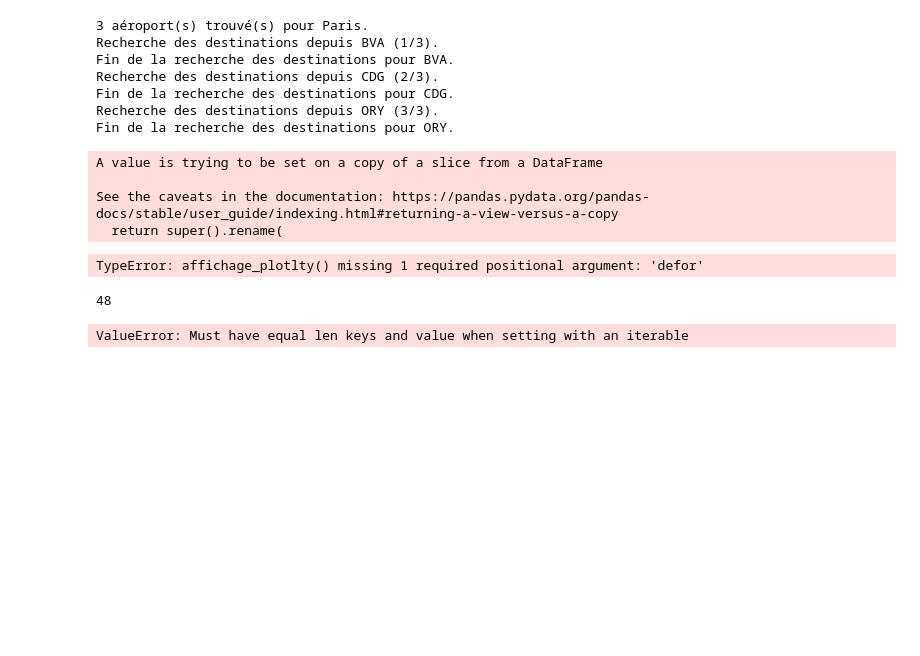
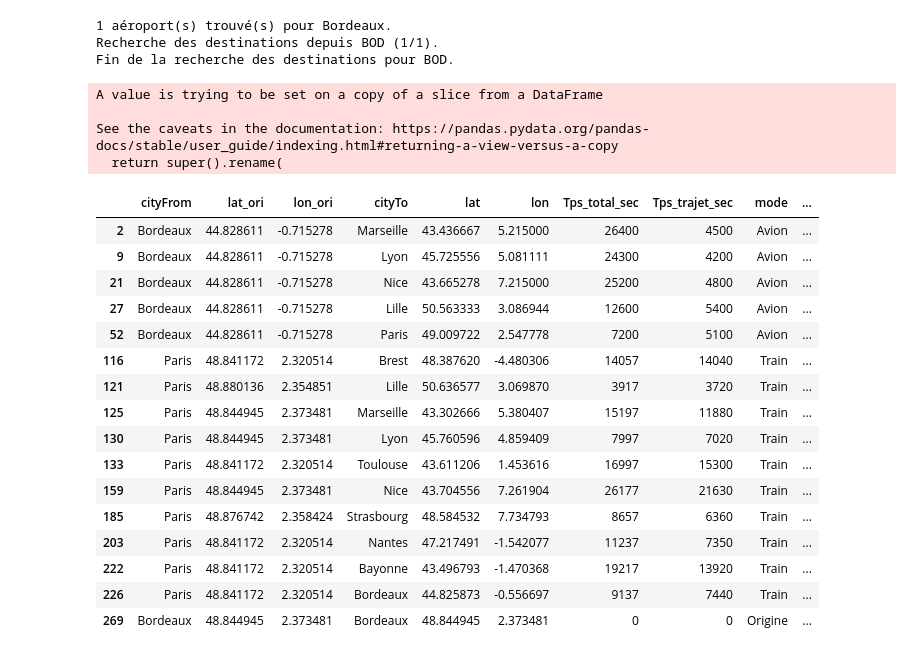
Before and after one commit to Lenoral/Mobilite, a Jupyter notebook: Test_Affichage_plotly.ipynb, the cells around one changed output. Cells and saved outputs as stored; diff of their text form; code cells hidden in the pictures; blank space fills up the shorter version.

```diff
--- a/Test_Affichage_plotly.ipynb
+++ b/Test_Affichage_plotly.ipynb
@@ -1,22 +1,35 @@
 # %%
-import affichage_plotly as apt
+import affichage_plotly_trajets_reduit as apt
 import pandas as pd
 nom_ville='Bordeaux'
-dest_reduit_total  = apt.affichage_plotlty('Bordeaux',120)
+dest_reduit_total  = apt.affichage_plotlty('Bordeaux',14000)
+villes= ['Lille','Strasbourg','Paris','Brest','Bordeaux','Nantes', 'Nice','Lyon','Bayonne', 'Toulouse','Marseille']
 
+dest_reduit_total_red = dest_reduit_total.loc[dest_reduit_total['cityTo'].isin(villes)]
 
-
-dest_reduit_total
+dest_reduit_total_red
 # %% [output]
-3 aéroport(s) trouvé(s) pour Paris.
-Recherche des destinations depuis BVA (1/3).
-Fin de la recherche des destinations pour BVA.
-Recherche des destinations depuis CDG (2/3).
-Fin de la recherche des destinations pour CDG.
-Recherche des destinations depuis ORY (3/3).
-Fin de la recherche des destinations pour ORY.
+1 aéroport(s) trouvé(s) pour Bordeaux.
+Recherche des destinations depuis BOD (1/1).
+Fin de la recherche des destinations pour BOD.
 A value is trying to be set on a copy of a slice from a DataFrame
 
 See the caveats in the documentation: https://pandas.pydata.org/pandas-docs/stable/user_guide/indexing.html#returning-a-view-versus-a-copy
   return super().rename(
-TypeError: affichage_plotlty() missing 1 required positional argument: 'defor'
+|  | cityFrom | lat_ori | lon_ori | cityTo | lat | lon | Tps_total_sec | Tps_trajet_sec | mode | ... |
+| 2 | Bordeaux | 44.828611 | -0.715278 | Marseille | 43.436667 | 5.215000 | 26400 | 4500 | Avion | ... |
+| 9 | Bordeaux | 44.828611 | -0.715278 | Lyon | 45.725556 | 5.081111 | 24300 | 4200 | Avion | ... |
+| 21 | Bordeaux | 44.828611 | -0.715278 | Nice | 43.665278 | 7.215000 | 25200 | 4800 | Avion | ... |
+| 27 | Bordeaux | 44.828611 | -0.715278 | Lille | 50.563333 | 3.086944 | 12600 | 5400 | Avion | ... |
+| 52 | Bordeaux | 44.828611 | -0.715278 | Paris | 49.009722 | 2.547778 | 7200 | 5100 | Avion | ... |
+| 116 | Paris | 48.841172 | 2.320514 | Brest | 48.387620 | -4.480306 | 14057 | 14040 | Train | ... |
+| 121 | Paris | 48.880136 | 2.354851 | Lille | 50.636577 | 3.069870 | 3917 | 3720 | Train | ... |
+| 125 | Paris | 48.844945 | 2.373481 | Marseille | 43.302666 | 5.380407 | 15197 | 11880 | Train | ... |
+| 130 | Paris | 48.844945 | 2.373481 | Lyon | 45.760596 | 4.859409 | 7997 | 7020 | Train | ... |
+| 133 | Paris | 48.841172 | 2.320514 | Toulouse | 43.611206 | 1.453616 | 16997 | 15300 | Train | ... |
+| 159 | Paris | 48.844945 | 2.373481 | Nice | 43.704556 | 7.261904 | 26177 | 21630 | Train | ... |
+| 185 | Paris | 48.876742 | 2.358424 | Strasbourg | 48.584532 | 7.734793 | 8657 | 6360 | Train | ... |
+| 203 | Paris | 48.841172 | 2.320514 | Nantes | 47.217491 | -1.542077 | 11237 | 7350 | Train | ... |
+| 222 | Paris | 48.841172 | 2.320514 | Bayonne | 43.496793 | -1.470368 | 19217 | 13920 | Train | ... |
+| 226 | Paris | 48.841172 | 2.320514 | Bordeaux | 44.825873 | -0.556697 | 9137 | 7440 | Train | ... |
+| 269 | Bordeaux | 48.844945 | 2.373481 | Bordeaux | 48.844945 | 2.373481 | 0 | 0 | Origine | ... |
@@ -23,13 +44,9 @@ TypeError: affichage_plotlty() missing 1 required positional argument: 'defor'
 # %%
 n = dest_reduit_total.shape[0]
 print(n)
-# %% [output]
-48
 # %%
 dest_reduit_total.loc[len(dest_reduit_total)]=['Bordeaux',1,1,'Bordeaux',2,2,2,2,'Origine',3,3,3]
 dest_reduit_total
-# %% [output]
-ValueError: Must have equal len keys and value when setting with an iterable
 # %%
 import pandas as pd
 import calcul_distances as cdist
```
Also changed, not shown: parts of 1 cell of this notebook, 23 other files.
